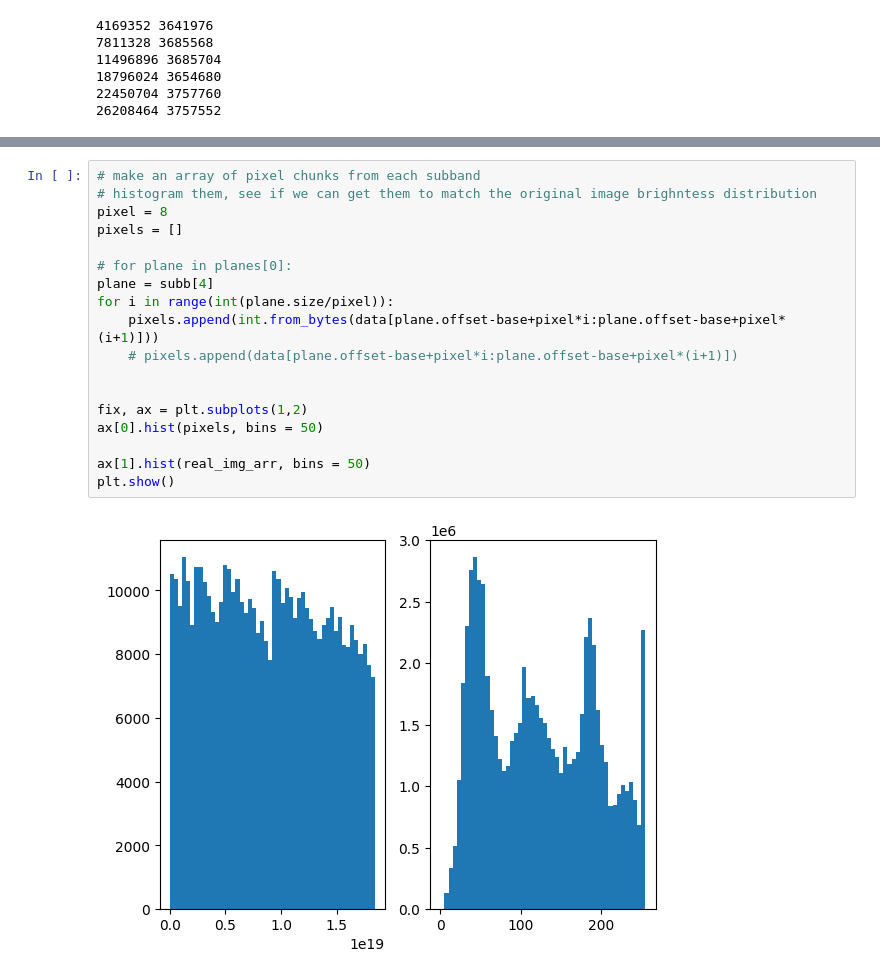
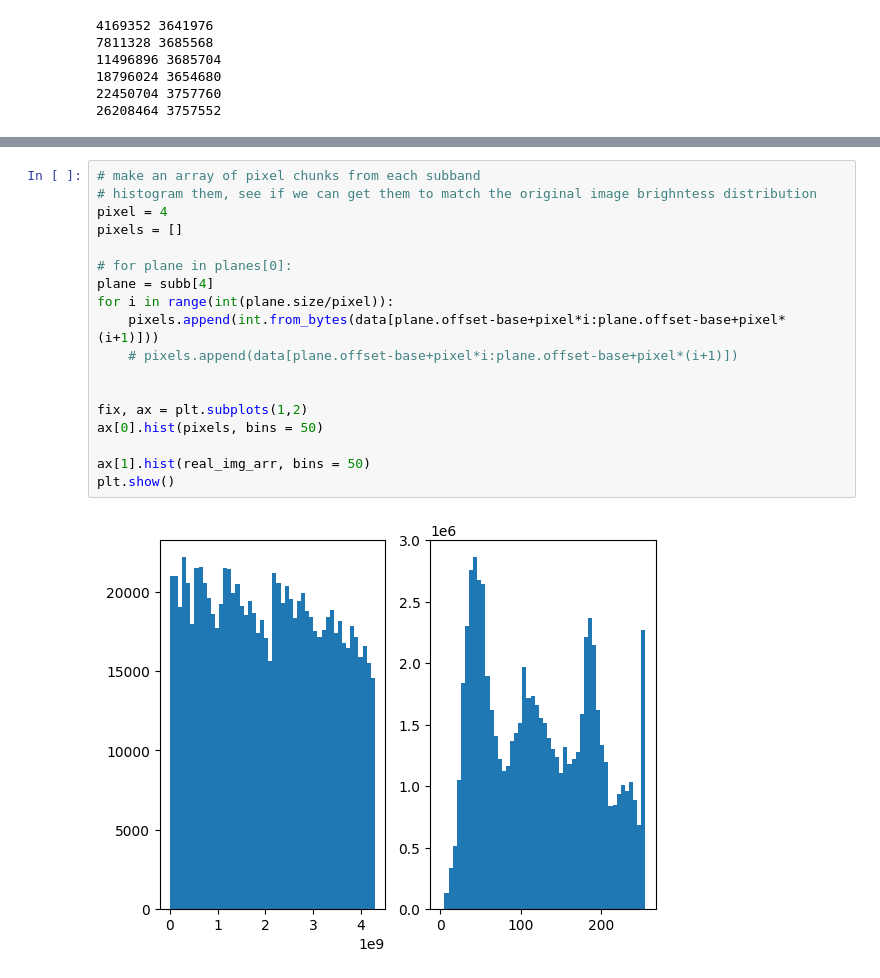
Before and after one commit to 42IceLollies/summer_research_26, a Jupyter notebook: extract_Crx.ipynb, the cells around one changed output, grey strips where cells are left out. Cells and saved outputs as stored; diff of their text form.

```diff
--- a/extract_Crx.ipynb
+++ b/extract_Crx.ipynb
@@ -96,23 +93,23 @@ real_img_arr = np.ndarray.flatten(real_img)
 # %%
 # make an array of pixel chunks from each subband
 # histogram them, see if we can get them to match the original image brighntess distribution
-pixel = 8
+pixel = 4
 pixels = []
 
 # for plane in planes[0]:
 plane = subb[4]
 for i in range(int(plane.size/pixel)):
     pixels.append(int.from_bytes(data[plane.offset-base+pixel*i:plane.offset-base+pixel*(i+1)]))
     # pixels.append(data[plane.offset-base+pixel*i:plane.offset-base+pixel*(i+1)])
 
 
 fix, ax = plt.subplots(1,2)
 ax[0].hist(pixels, bins = 50)
 
 ax[1].hist(real_img_arr, bins = 50)
 plt.show()
 # %% [output]
-[figure, old version]
+[figure, new version]
 # %%
 photo = []
 
```
Also changed, not shown: parts of 5 cells of this notebook.
